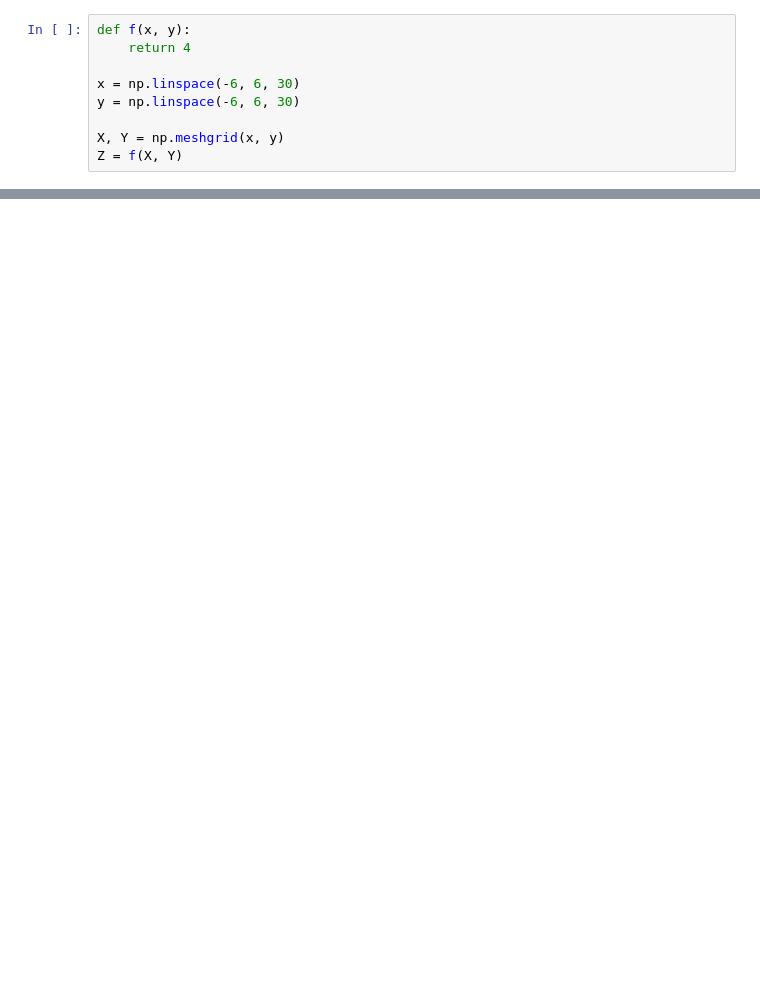
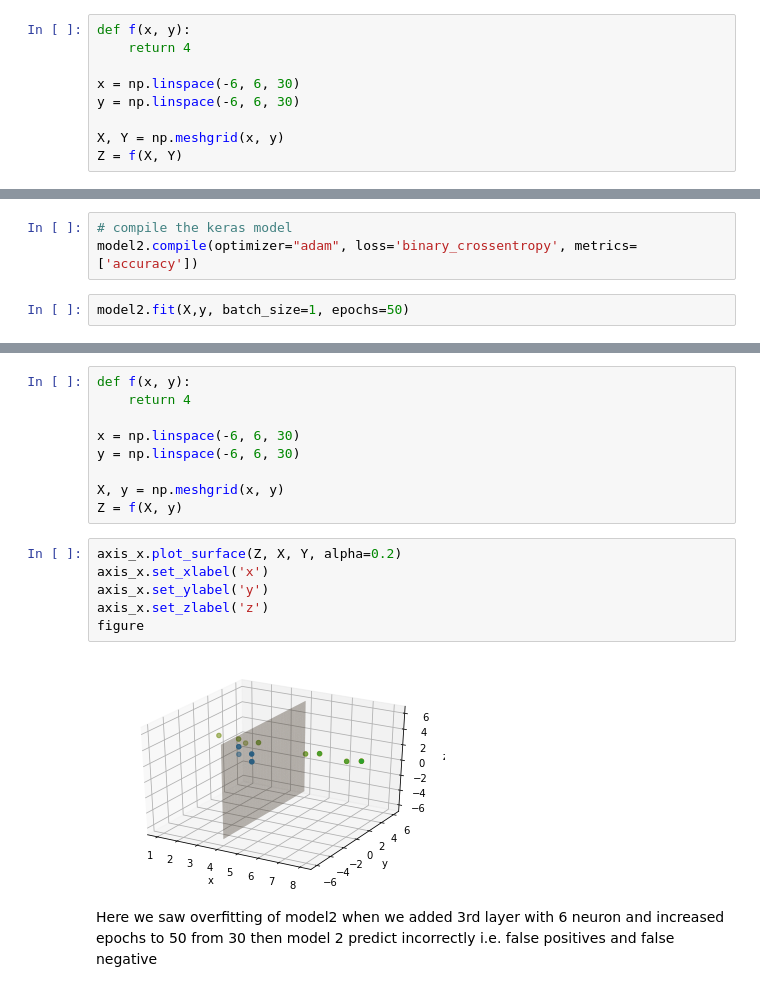
Before and after one commit to umairashrafyo/umairproject, a Jupyter notebook: 202115110_lab_test.ipynb, the cells around one changed output, grey strips where cells are left out. Saved outputs shown, nothing was run; the diff lists cells and outputs as text; blank space fills up the shorter version.

```diff
--- a/202115110_lab_test.ipynb
+++ b/202115110_lab_test.ipynb
@@ -132,0 +181,5 @@ array([[False],
+# %%
+# compile the keras model
+model2.compile(optimizer="adam", loss='binary_crossentropy', metrics=['accuracy'])
+# %%
+model2.fit(X,y, batch_size=1, epochs=50)
@@ -132,0 +228,21 @@ array([[False],
+# %%
+def f(x, y):
+    return 4
+
+x = np.linspace(-6, 6, 30)
+y = np.linspace(-6, 6, 30)
+
+X, y = np.meshgrid(x, y)
+Z = f(X, y)
+# %%
+axis_x.plot_surface(Z, X, Y, alpha=0.2)
+axis_x.set_xlabel('x')
+axis_x.set_ylabel('y')
+axis_x.set_zlabel('z')
+figure
+# %% [output]
+[figure, added]
+# %% [markdown]
+Here we saw overfitting of model2 when we added 3rd layer with 6 neuron and increased epochs to 50 from 30
+then model 2 predict incorrectly i.e.
+ false positives and false negative
```
Also changed, not shown: parts of 13 cells of this notebook.
